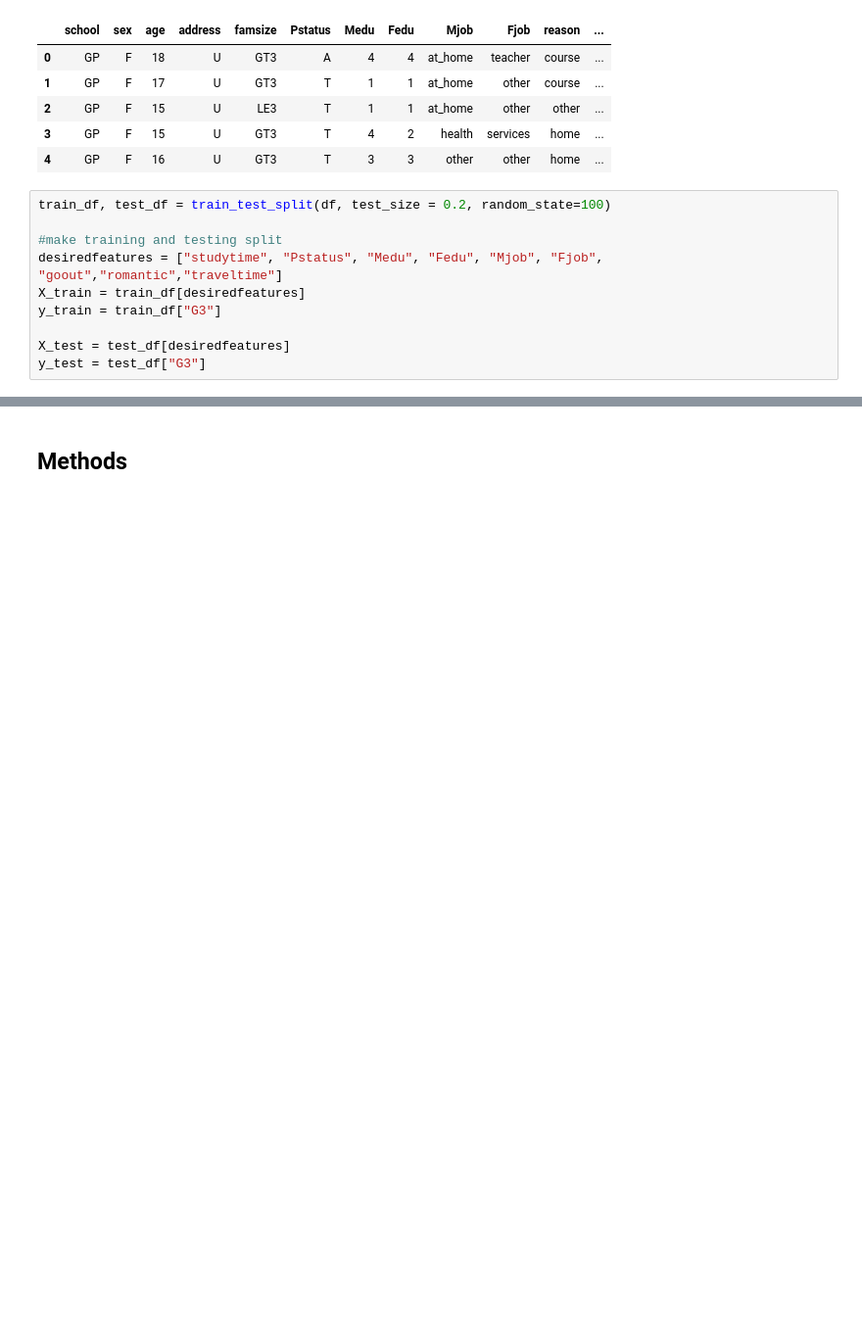
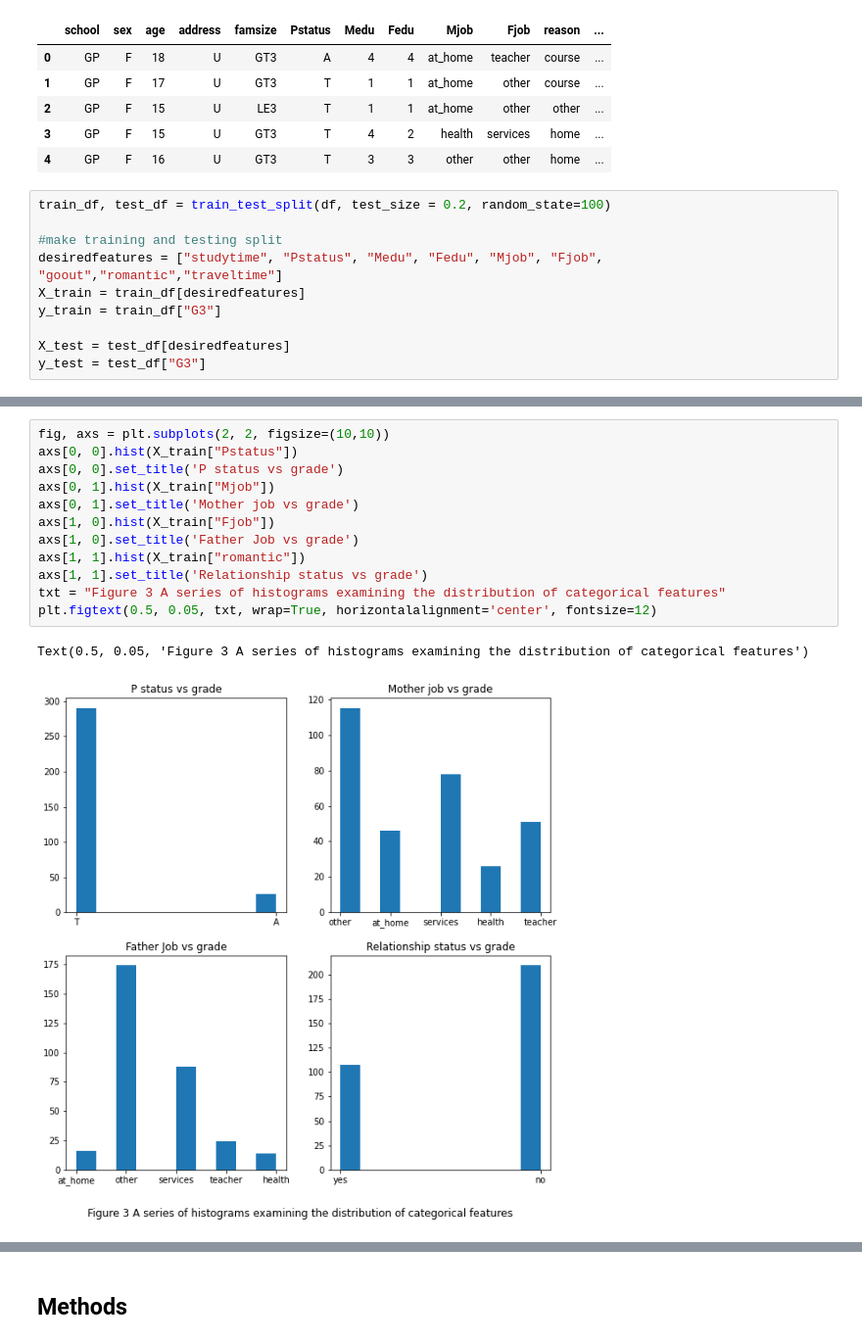
Before and after one commit to DSCI-310/DSCI-310-Group-1, a Jupyter notebook: StudentPerformance.ipynb, the cells around one changed output, grey strips where cells are left out. Shown at 98% size. Cells and saved outputs as stored; diff of their text form; blank space fills up the shorter version.

```diff
--- a/StudentPerformance.ipynb
+++ b/StudentPerformance.ipynb
@@ -70,0 +104,15 @@ plt.scatter(train_df.studytime, train_df.G3)
+# %%
+fig, axs = plt.subplots(2, 2, figsize=(10,10))
+axs[0, 0].hist(X_train["Pstatus"])
+axs[0, 0].set_title('P status vs grade')
+axs[0, 1].hist(X_train["Mjob"])
+axs[0, 1].set_title('Mother job vs grade')
+axs[1, 0].hist(X_train["Fjob"])
+axs[1, 0].set_title('Father Job vs grade')
+axs[1, 1].hist(X_train["romantic"])
+axs[1, 1].set_title('Relationship status vs grade')
+txt = "Figure 3 A series of histograms examining the distribution of categorical features"
+plt.figtext(0.5, 0.05, txt, wrap=True, horizontalalignment='center', fontsize=12)
+# %% [output]
+Text(0.5, 0.05, 'Figure 3 A series of histograms examining the distribution of categorical features')
+[figure, added]
```
Also changed, not shown: parts of 9 cells of this notebook.
